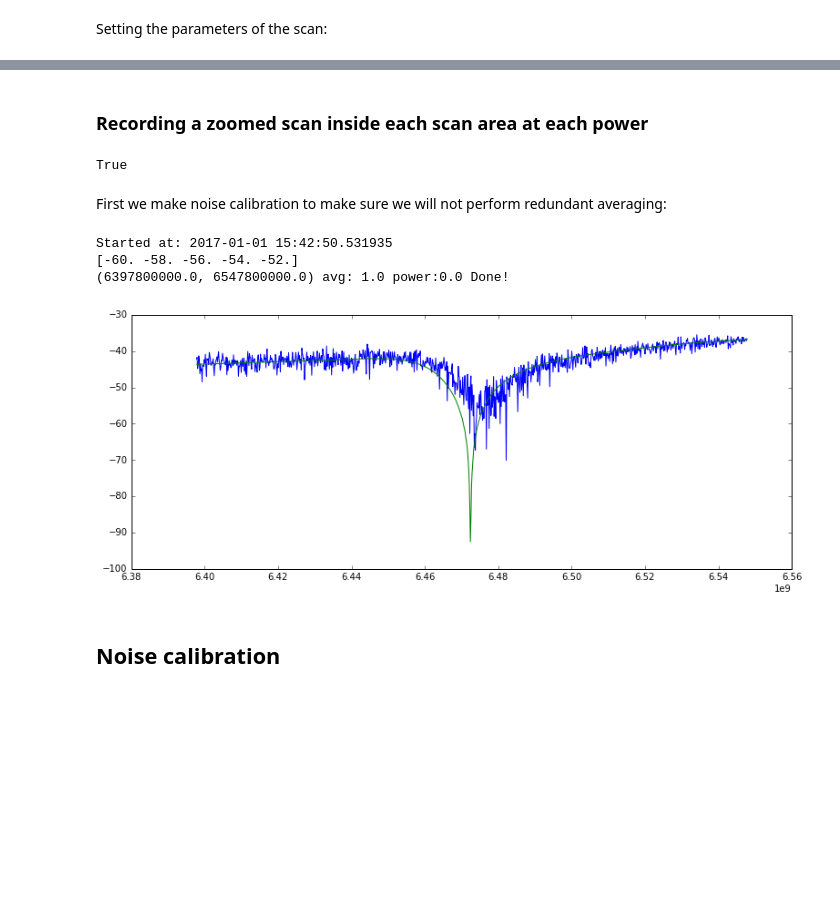
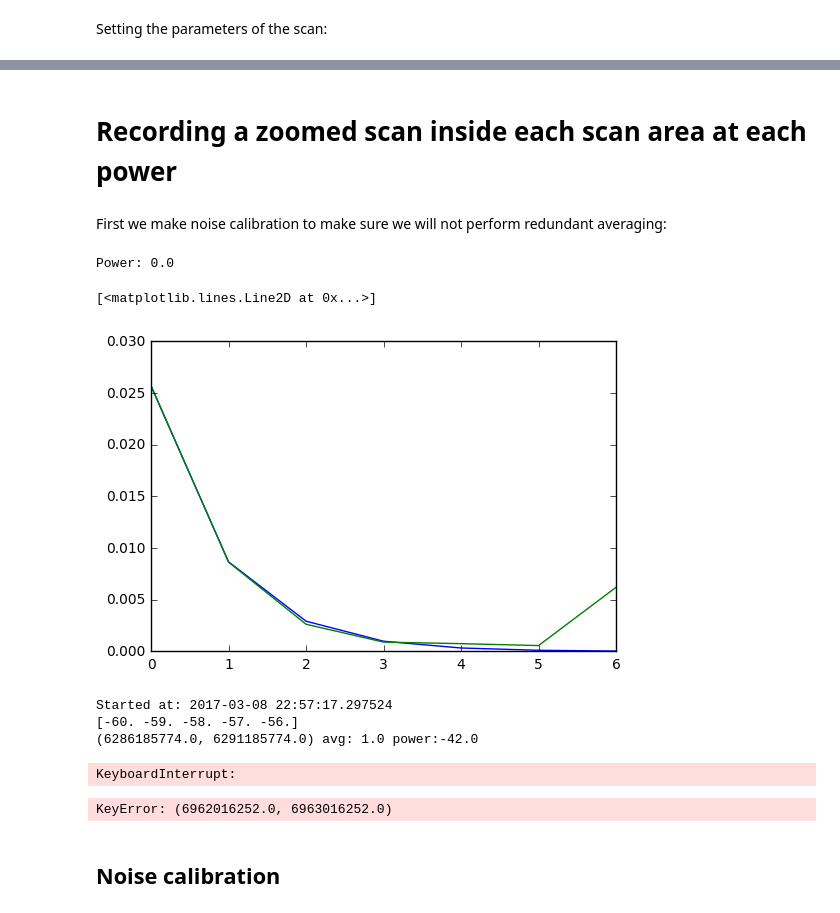
Before and after one commit to niobiumpro/Measurement-automation, a Jupyter notebook: Resonator measurements.ipynb, the cells around one changed output, grey strips where cells are left out. Cells and saved outputs as stored; diff of their text form; code cells hidden in the pictures; blank space fills up the shorter version.

Commit message:
Modified noise calibration, should be universal now

```diff
--- a/Resonator measurements.ipynb
+++ b/Resonator measurements.ipynb
@@ -126,11 +118,10 @@ if save_graph:
 # %% [markdown]
-### Recording a zoomed scan inside each scan area at each power
+# Recording a zoomed scan inside each scan area at each power
-# %%
-power_scans = {}
-pna_l.set_nop(1000)
-pna_l.set_bandwidth(1000)
-# %% [output]
-True
+# %%
+power_scans = {}
+znb.set_nop(1000)
+znb.set_bandwidth(5000)
+powers = linspace(-60, 0, 61) # the powers we are using to scan through
 # %% [markdown]
 First we make noise calibration to make sure we will not perform redundant averaging:
 # %%
@@ -141,59 +132,70 @@ def theory_noise_amps_pow(power, exponent, max_noise):
 def calibrate_noise(scan_area, powers):
     noises = []
     powers = powers[::]
-    pna_l.set_xlim(*(mean(scan_area)+10e6+linspace(-1,1,2)))
-    pna_l.set_averages(1)
+    znb.set_center(mean(scan_area)+10e6)
+    znb.set_span(1)
+    znb.set_averages(1)
     for power in powers:
-        pna_l.set_power(power)
-        pna_l.prepare_for_stb()
-        pna_l.sweep_single()
-        pna_l.wait_for_stb()
-        noises.append(pna_l.get_sdata())
+        znb.set_power(power)
+        znb.prepare_for_stb()
+        znb.sweep_single()
+        znb.wait_for_stb()
+        noises.append(znb.get_sdata())
         print("\rPower:", power, end="")
-    noise_amps = [sqrt(sum(abs(noise - mean(noise))**2)) for noise in noises]
+    noise_amps = [sqrt(mean((abs(noise) - mean(abs(noise)))**2))/mean(abs(noise)) for noise in noises]
     opt_params = curve_fit(theory_noise_amps_pow, powers, noise_amps, p0=(0.01,0.1))[0]
     return opt_params, noise_amps
+# %%
+opt_params, noise_amps = calibrate_noise(scan_areas[0], powers[::10])
+# %% [output]
+Power: 0.0
+# %%
+plot(theory_noise_amps_pow(powers[::10], *opt_params))
+plot(noise_amps)
+# %% [output]
+[<matplotlib.lines.Line2D at 0x...>]
+[figure, added]
 # %%
 time_start = datetime.datetime.now()
 print("Started at:", time_start)
 
-powers = linspace(-60, 0, 31) # the powers we are using to scan through
 print(powers[:5]) # to check the powers are nice whole numbers
 
 # Beginning the scan here
 for scan_area in scan_areas[:]:
     S21s = []
 
-    opt_params, noise_amps = calibrate_noise(scan_area, powers[::5])
-    averages_arr = around(250*theory_noise_amps_pow(powers, *opt_params)**2)
+    opt_params, noise_amps = calibrate_noise(scan_area, powers[::10])
+    averages_arr = around(4000*theory_noise_amps_pow(powers, *opt_params)**2)
     averages_arr[averages_arr==0]=1
-    pna_l.set_xlim(*scan_area)
+    znb.set_xlim(*scan_area)
 
     for power, averages in zip(powers, averages_arr):
-        pna_l.set_power(power)
-        pna_l.set_averages(averages)
+        znb.set_power(power)
+        znb.set_averages(averages)
         print("\r"+str(scan_area), "avg: "+str(averages), "power:"+str(power), end=" ", flush=True)
 
-        pna_l.prepare_for_stb()
-        pna_l.sweep_single()
-        pna_l.wait_for_stb()
+        znb.prepare_for_stb()
+        znb.sweep_single()
+        znb.wait_for_stb()
 
-        pna_l.autoscale_all()
-        S21s.append((pna_l.get_frequencies(), pna_l.get_sdata()))
+        znb.autoscale_all()
+        S21s.append((znb.get_frequencies(), znb.get_sdata()))
     power_scans[scan_area] = S21s
     print("Done!")
-# with open("./data/"\
-#           +str(time_start.date())\
-#           +"/"+sample_name+"_resonators_on_power.pkl", "wb") as f:
-#     pickle.dump((scan_areas, powers, power_scans), f)
+with open("./data/"\
+          +str(time_start.date())\
+          +"/"+sample_name+"_resonators_on_power.pkl", "wb") as f:
+    pickle.dump((scan_areas, powers, power_scans), f)
 # %% [output]
-Started at: 2017-01-01 15:42:50.531935
-[-60. -58. -56. -54. -52.]
-(6397800000.0, 6547800000.0) avg: 1.0 power:0.0 Done!
+Started at: 2017-03-08 22:57:17.297524
+[-60. -59. -58. -57. -56.]
+(6286185774.0, 6291185774.0) avg: 1.0 power:-42.0
+KeyboardInterrupt:
 # %%
-# scan_area = scan_areas[21]
+scan_area = scan_areas[0]
 plt.plot(power_scans[scan_area][0][0], 20*log10(abs(power_scans[scan_area][0][1])))
 plt.plot(power_scans[scan_area][-1][0], 20*log10(abs(power_scans[scan_area][-1][1])))
 plt.gcf().set_size_inches(13,5)
 # %% [output]
-[figure, removed]
+KeyError: (6962016252.0, 6963016252.0)
```
Also changed, not shown: parts of 21 cells of this notebook.
